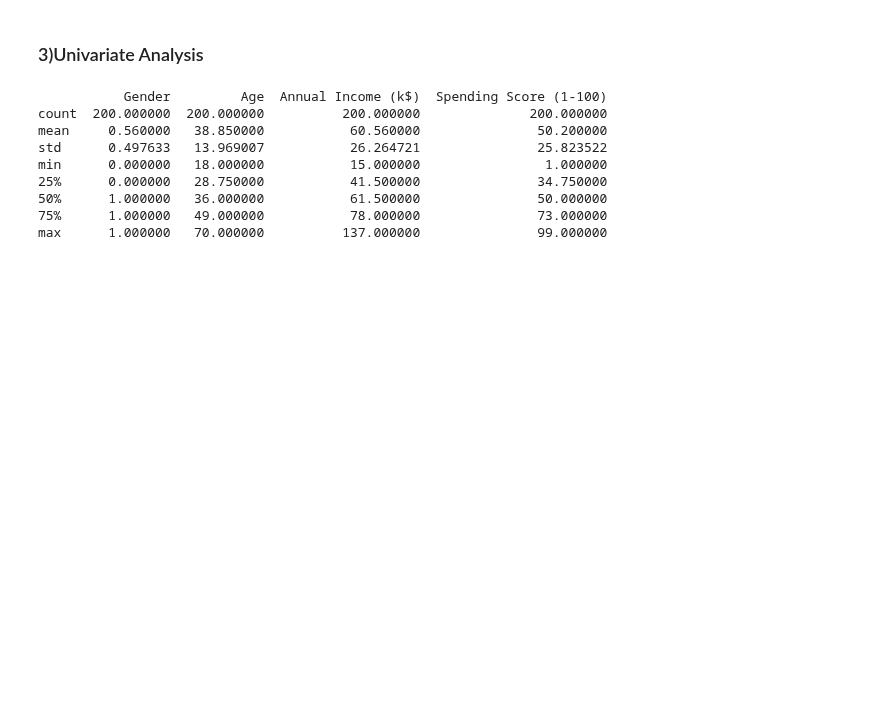
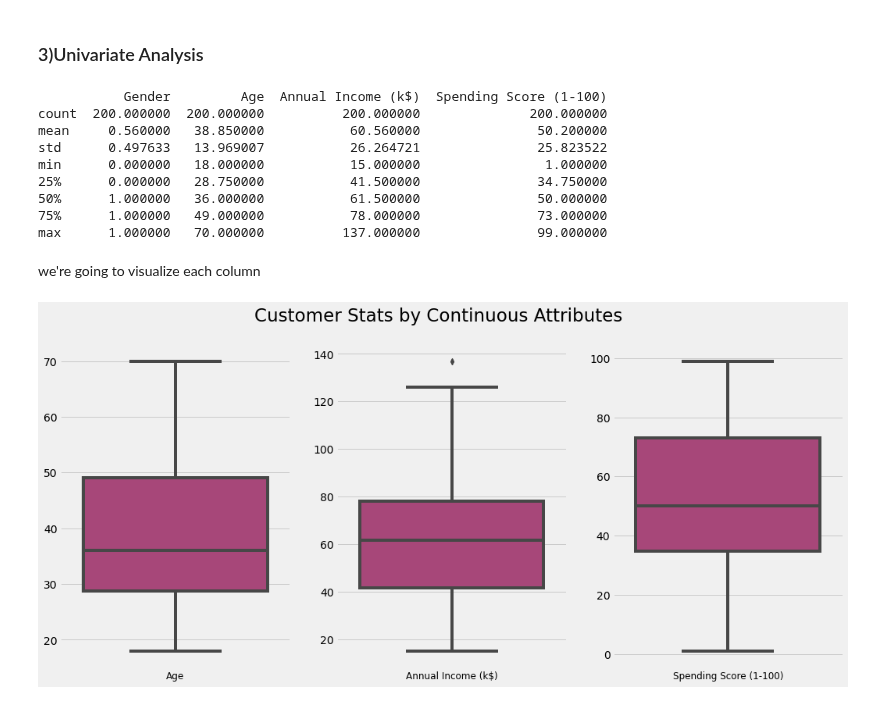
Before and after one commit to martinnss/Customer-Segmentation-with-KMeans-and-Affinity-Propagation, a Jupyter notebook: costumer_segmentation_kmeans.ipynb, the cells around one changed output. Saved outputs shown, nothing was run; the diff lists cells and outputs as text; code cells hidden in the pictures; blank space fills up the shorter version.

```diff
--- a/costumer_segmentation_kmeans.ipynb
+++ b/costumer_segmentation_kmeans.ipynb
@@ -104,3 +104,26 @@ min      0.000000   18.000000           15.000000                1.000000
 50%      1.000000   36.000000           61.500000               50.000000
 75%      1.000000   49.000000           78.000000               73.000000
 max      1.000000   70.000000          137.000000               99.000000
+# %% [markdown]
+we're going to visualize each column
+# %%
+#continuous variables
+plt.style.use('fivethirtyeight')
+
+fig, axes = plt.subplots(1, 3, figsize=(16, 7))
+fig.suptitle('Customer Stats by Continuous Attributes',fontsize=23)
+
+sns.boxplot(ax=axes[0], data=data ,y='Age',palette='magma')
+axes[0].set_ylabel('')
+axes[0].set_xlabel('Age',fontsize=12)
+
+sns.boxplot(ax=axes[1], data=data ,y='Annual Income (k$)',palette='magma')
+axes[1].set_ylabel('')
+axes[1].set_xlabel('Annual Income (k$)',fontsize=12)
+
+sns.boxplot(ax=axes[2], data=data ,y='Spending Score (1-100)',palette='magma')
+axes[2].set_ylabel('')
+axes[2].set_xlabel('Spending Score (1-100)',fontsize=12)
+plt.show()
+# %% [output]
+[figure, added]
```
Also changed, not shown: parts of 3 cells of this notebook.
